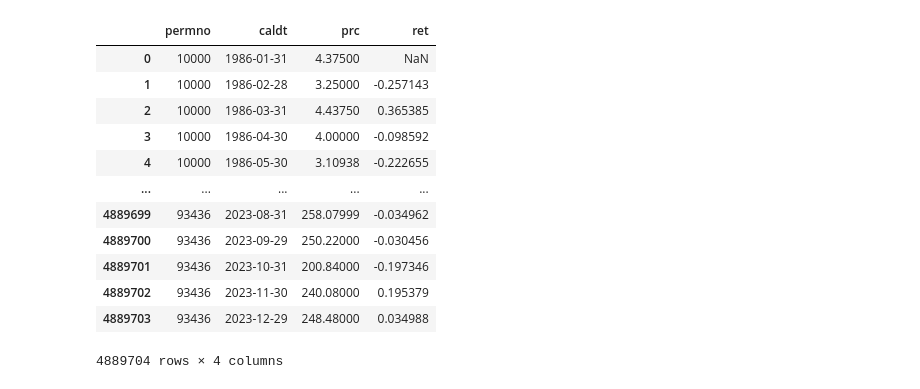
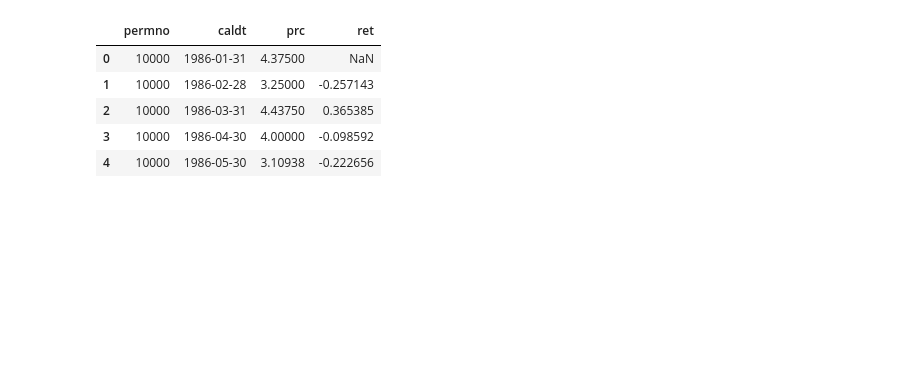
Before and after one commit to andrewhall1124/momentum, a Jupyter notebook: momentum.ipynb, the cells around one changed output. Saved outputs shown, nothing was run; the diff lists cells and outputs as text; code cells hidden in the pictures; blank space fills up the shorter version.

```diff
--- a/momentum.ipynb
+++ b/momentum.ipynb
@@ -25,28 +20,19 @@ df
 # %%
 # Cleaning
 
 df['prc'] = abs(df['prc'])
 
-df['ret'] = df.groupby('permno')['prc'].pct_change()
-
 df.sort_values(by=['permno', 'caldt'], inplace=True)
 
 df = df[['permno', 'caldt', 'prc', 'ret']]
 
-df
+df.head()
 # %% [output]
 |  | permno | caldt | prc | ret |
 | 0 | 10000 | 1986-01-31 | 4.37500 | NaN |
 | 1 | 10000 | 1986-02-28 | 3.25000 | -0.257143 |
 | 2 | 10000 | 1986-03-31 | 4.43750 | 0.365385 |
 | 3 | 10000 | 1986-04-30 | 4.00000 | -0.098592 |
-| 4 | 10000 | 1986-05-30 | 3.10938 | -0.222655 |
-| ... | ... | ... | ... | ... |
-| 4889699 | 93436 | 2023-08-31 | 258.07999 | -0.034962 |
-| 4889700 | 93436 | 2023-09-29 | 250.22000 | -0.030456 |
-| 4889701 | 93436 | 2023-10-31 | 200.84000 | -0.197346 |
-| 4889702 | 93436 | 2023-11-30 | 240.08000 | 0.195379 |
-| 4889703 | 93436 | 2023-12-29 | 248.48000 | 0.034988 |
+| 4 | 10000 | 1986-05-30 | 3.10938 | -0.222656 |
-4889704 rows × 4 columns
 # %%
 # Calculate momentum feature
```
Also changed, not shown: parts of 9 cells of this notebook.
